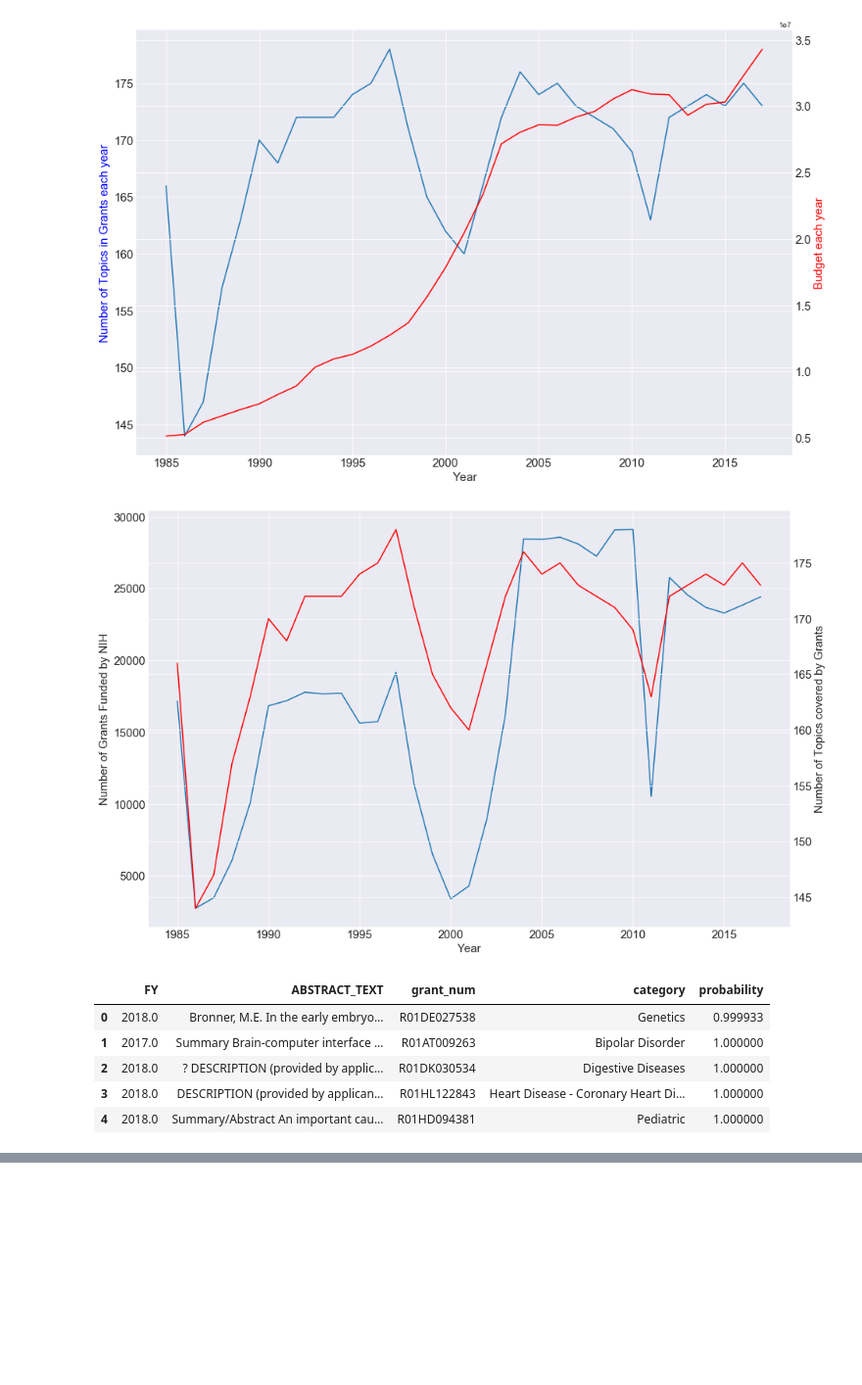
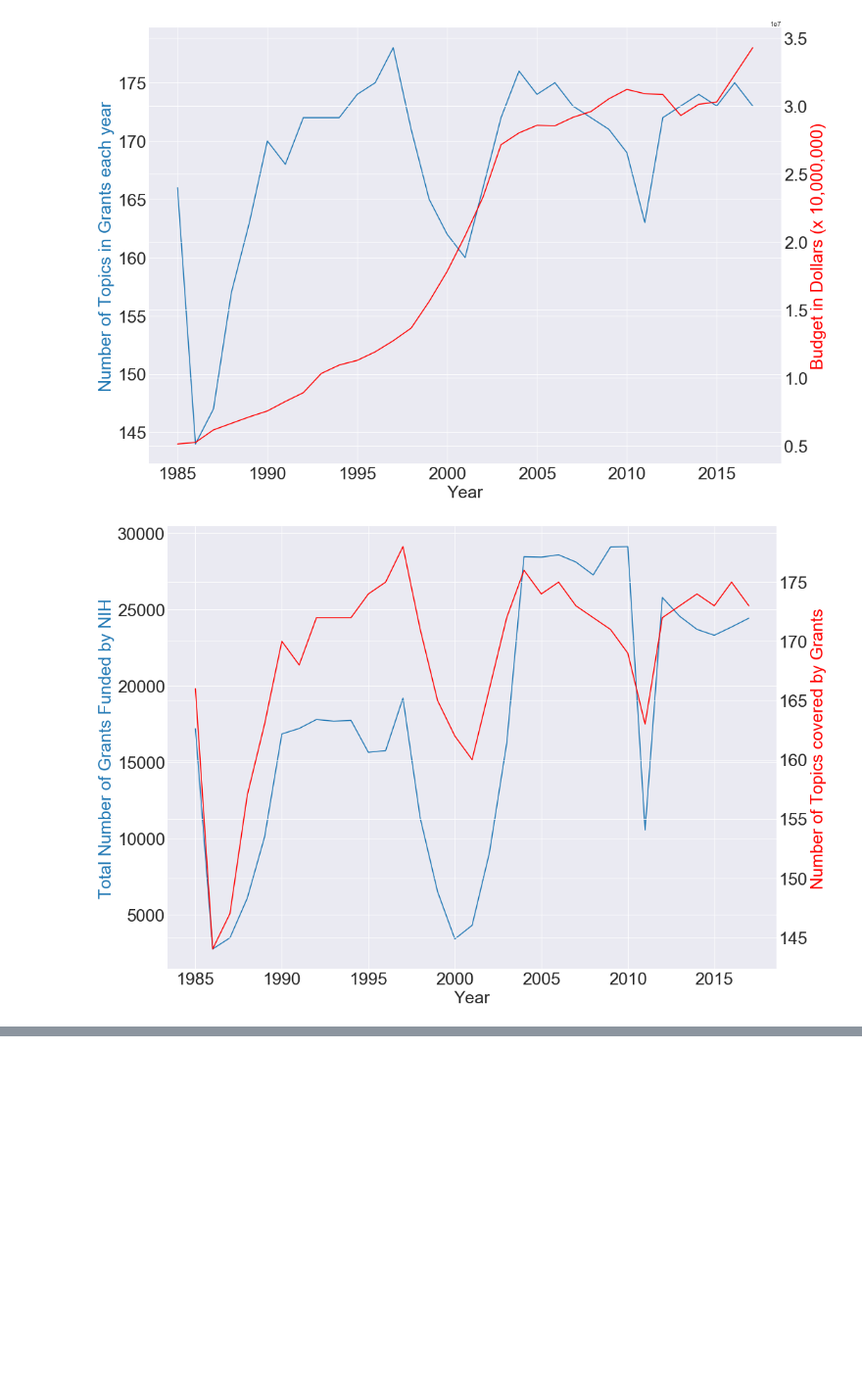
Before and after one commit to raom1/NIH-grants, a Jupyter notebook: final_analysis.ipynb, the cells around one changed output, grey strips where cells are left out. Shown at 98% size. Saved outputs shown, nothing was run; the diff lists cells and outputs as text; code cells hidden in the pictures; blank space fills up the shorter version.

Commit message:
adjustments to graph in final analysis.

```diff
--- a/final_analysis.ipynb
+++ b/final_analysis.ipynb
@@ -97,31 +112,28 @@ fig, ax = plt.subplots(figsize=(15, 10))
 ax2 = ax.twinx()
 ax.plot(years, categories)
 ax2.plot(years, nih_budget_1985_totals, color = "red")
-ax.set_xlabel('Year', fontsize = 15)
-ax.set_ylabel('Number of Topics in Grants each year', fontsize = 15, color = "blue")
-ax2.set_ylabel('Budget each year', fontsize = 15, color = "red")
-ax.tick_params(axis='both', labelsize = 15)
-ax2.tick_params(labelsize = 15);
+ax.set_xlabel('Year', fontsize = 25)
+ax.set_ylabel('Number of Topics in Grants each year', fontsize = 25, color = "C0")
+ax2.set_ylabel('Budget in Dollars (x 10,000,000)', fontsize = 25, color = "red")
+ax.tick_params(axis='both', labelsize = 25)
+ax2.tick_params(labelsize = 25);
+
+#plt.tight_layout()
+#plt.savefig("data/figs_for_pres/budget_number-of-topics.png", dpi=80, orientation='landscape')
 # %% [output]
-[figure, old version]
+[figure, new version]
 # %%
 fig, ax = plt.subplots(figsize=(15, 10))
 ax2 = ax.twinx()
 ax.plot(R01s_per_year.loc[R01s_per_year.index != 2018.0]["grant_num"])
 ax2.plot(years, categories, color = "red")
-ax.set_xlabel('Year', fontsize = 15)
-ax.set_ylabel('Number of Grants Funded by NIH', fontsize = 15)
-ax2.set_ylabel('Number of Topics covered by Grants', fontsize = 15)
-ax.tick_params(axis='both', labelsize = 15)
-ax2.tick_params(labelsize = 15);
+ax.set_xlabel('Year', fontsize = 25)
+ax.set_ylabel('Total Number of Grants Funded by NIH', fontsize = 25, color = "C0")
+ax2.set_ylabel('Number of Topics covered by Grants', fontsize = 25, color = "red")
+ax.tick_params(axis='both', labelsize = 25)
+ax2.tick_params(labelsize = 25);
+
+#plt.tight_layout()
+#plt.savefig("data/figs_for_pres/grants_topics.png", dpi=80, orientation='landscape')
 # %% [output]
-[figure, old version]
+[figure, new version]
-# %%
-funded_R01_projects[['FY', 'ABSTRACT_TEXT', 'grant_num', 'category', 'probability']].head()
-# %% [output]
-|  | FY | ABSTRACT_TEXT | grant_num | category | probability |
-| 0 | 2018.0 | Bronner, M.E. In the early embryo... | R01DE027538 | Genetics | 0.999933 |
-| 1 | 2017.0 | Summary Brain-computer interface ... | R01AT009263 | Bipolar Disorder | 1.000000 |
-| 2 | 2018.0 | ? DESCRIPTION (provided by applic... | R01DK030534 | Digestive Diseases | 1.000000 |
-| 3 | 2018.0 | DESCRIPTION (provided by applican... | R01HL122843 | Heart Disease - Coronary Heart Di... | 1.000000 |
-| 4 | 2018.0 | Summary/Abstract An important cau... | R01HD094381 | Pediatric | 1.000000 |
```
Also changed, not shown: parts of 21 cells of this notebook, 1 other file.
